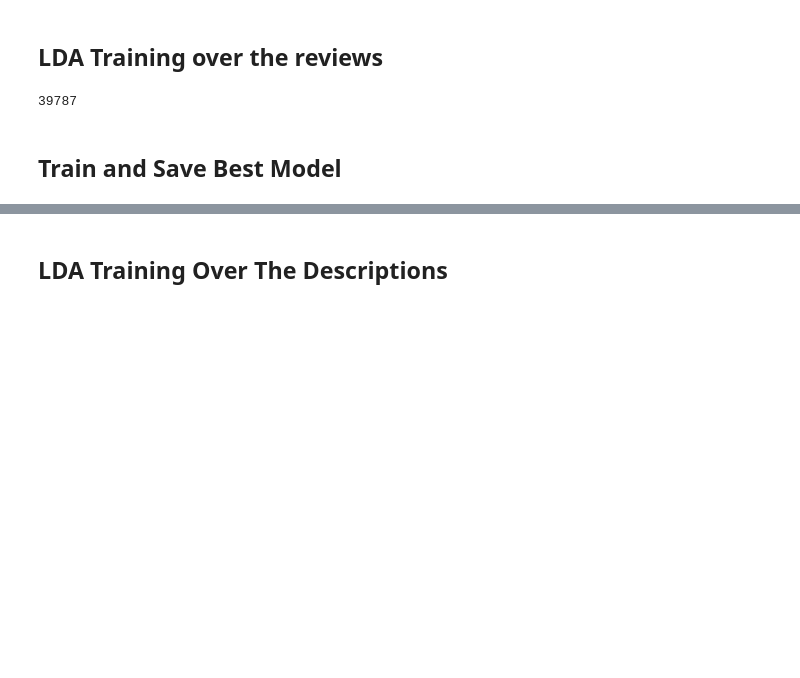
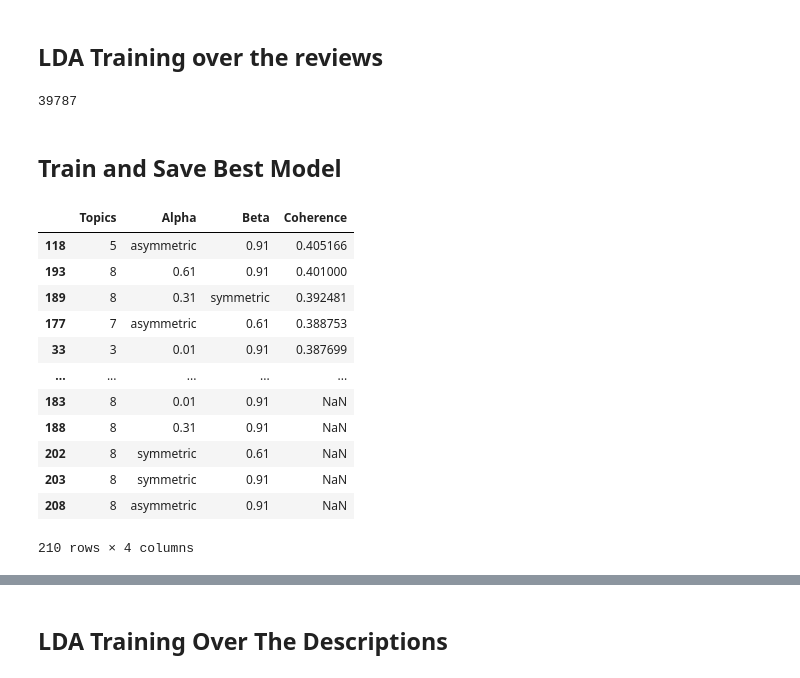
Before and after one commit to tanmaygadgil/UML-Project, a Jupyter notebook: Topic_Modeling/LDA Training.ipynb, the cells around one changed output, grey strips where cells are left out. Drawn from its saved outputs; the diff is of its cells as text; code cells hidden in the pictures; blank space fills up the shorter version.

```diff
--- a/Topic_Modeling/LDA Training.ipynb
+++ b/Topic_Modeling/LDA Training.ipynb
@@ -153,7 +153,21 @@ pd.DataFrame(model_results).to_csv('lda_reviews_tuning_results.csv', index=False
 # %%
 res = pd.DataFrame(model_results)
 # %%
-res.sort_values(by = "coherence_score")
+res.sort_values(by = "Coherence", ascending = False)
+# %% [output]
+|  | Topics | Alpha | Beta | Coherence |
+| 118 | 5 | asymmetric | 0.91 | 0.405166 |
+| 193 | 8 | 0.61 | 0.91 | 0.401000 |
+| 189 | 8 | 0.31 | symmetric | 0.392481 |
+| 177 | 7 | asymmetric | 0.61 | 0.388753 |
+| 33 | 3 | 0.01 | 0.91 | 0.387699 |
+| ... | ... | ... | ... | ... |
+| 183 | 8 | 0.01 | 0.91 | NaN |
+| 188 | 8 | 0.31 | 0.91 | NaN |
+| 202 | 8 | symmetric | 0.61 | NaN |
+| 203 | 8 | symmetric | 0.91 | NaN |
+| 208 | 8 | asymmetric | 0.91 | NaN |
+210 rows × 4 columns
 # %%
 lda_model = gensim.models.LdaMulticore(corpus=doc_term_matrix,
                                            id2word=dictionary,
```
Also changed, not shown: parts of 7 cells of this notebook, 4 other files.
